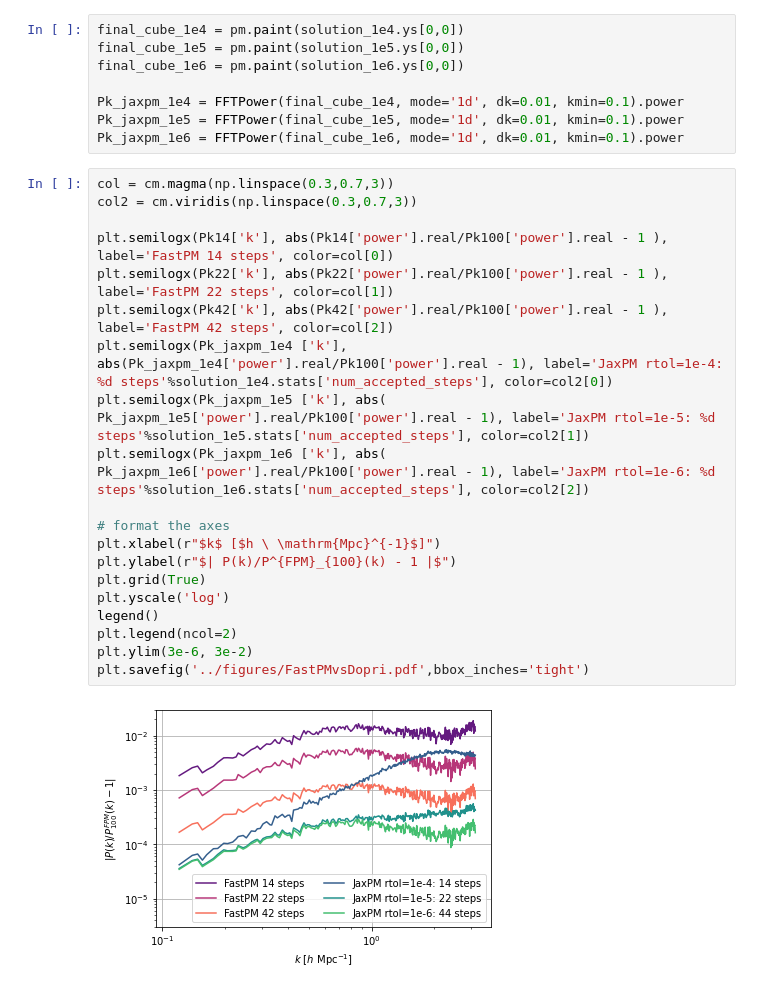
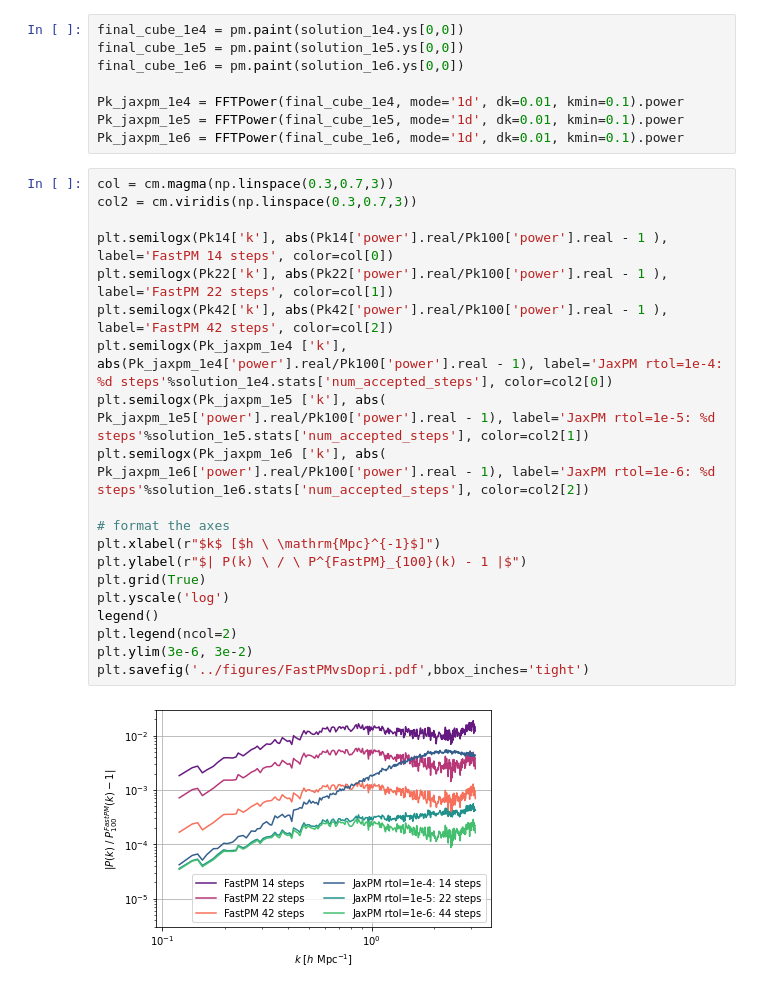
Before and after one commit to DifferentiableUniverseInitiative/jaxpm-paper, a Jupyter notebook: notebooks/FastPMvsDOPRI.ipynb, the cells around one changed output. Drawn from its saved outputs; the diff is of its cells as text.

Commit message:
updating figure

```diff
--- a/notebooks/FastPMvsDOPRI.ipynb
+++ b/notebooks/FastPMvsDOPRI.ipynb
@@ -145,22 +145,22 @@ Pk_jaxpm_1e6 = FFTPower(final_cube_1e6, mode='1d', dk=0.01, kmin=0.1).power
 # %%
 col = cm.magma(np.linspace(0.3,0.7,3))
 col2 = cm.viridis(np.linspace(0.3,0.7,3))
 
 plt.semilogx(Pk14['k'], abs(Pk14['power'].real/Pk100['power'].real - 1 ), label='FastPM 14 steps', color=col[0])
 plt.semilogx(Pk22['k'], abs(Pk22['power'].real/Pk100['power'].real - 1 ), label='FastPM 22 steps', color=col[1])
 plt.semilogx(Pk42['k'], abs(Pk42['power'].real/Pk100['power'].real - 1 ), label='FastPM 42 steps', color=col[2])
 plt.semilogx(Pk_jaxpm_1e4 ['k'], abs(Pk_jaxpm_1e4['power'].real/Pk100['power'].real - 1), label='JaxPM rtol=1e-4: %d steps'%solution_1e4.stats['num_accepted_steps'], color=col2[0])
 plt.semilogx(Pk_jaxpm_1e5 ['k'], abs( Pk_jaxpm_1e5['power'].real/Pk100['power'].real - 1), label='JaxPM rtol=1e-5: %d steps'%solution_1e5.stats['num_accepted_steps'], color=col2[1])
 plt.semilogx(Pk_jaxpm_1e6 ['k'], abs( Pk_jaxpm_1e6['power'].real/Pk100['power'].real - 1), label='JaxPM rtol=1e-6: %d steps'%solution_1e6.stats['num_accepted_steps'], color=col2[2])
 
 # format the axes
 plt.xlabel(r"$k$ [$h \ \mathrm{Mpc}^{-1}$]")
-plt.ylabel(r"$| P(k)/P^{FPM}_{100}(k) - 1 |$")
+plt.ylabel(r"$| P(k) \ / \ P^{FastPM}_{100}(k) - 1 |$")
 plt.grid(True)
 plt.yscale('log')
 legend()
 plt.legend(ncol=2)
 plt.ylim(3e-6, 3e-2)
 plt.savefig('../figures/FastPMvsDopri.pdf',bbox_inches='tight')
 # %% [output]
-[figure, old version]
+[figure, new version]
```
Also changed, not shown: 1 other file.
